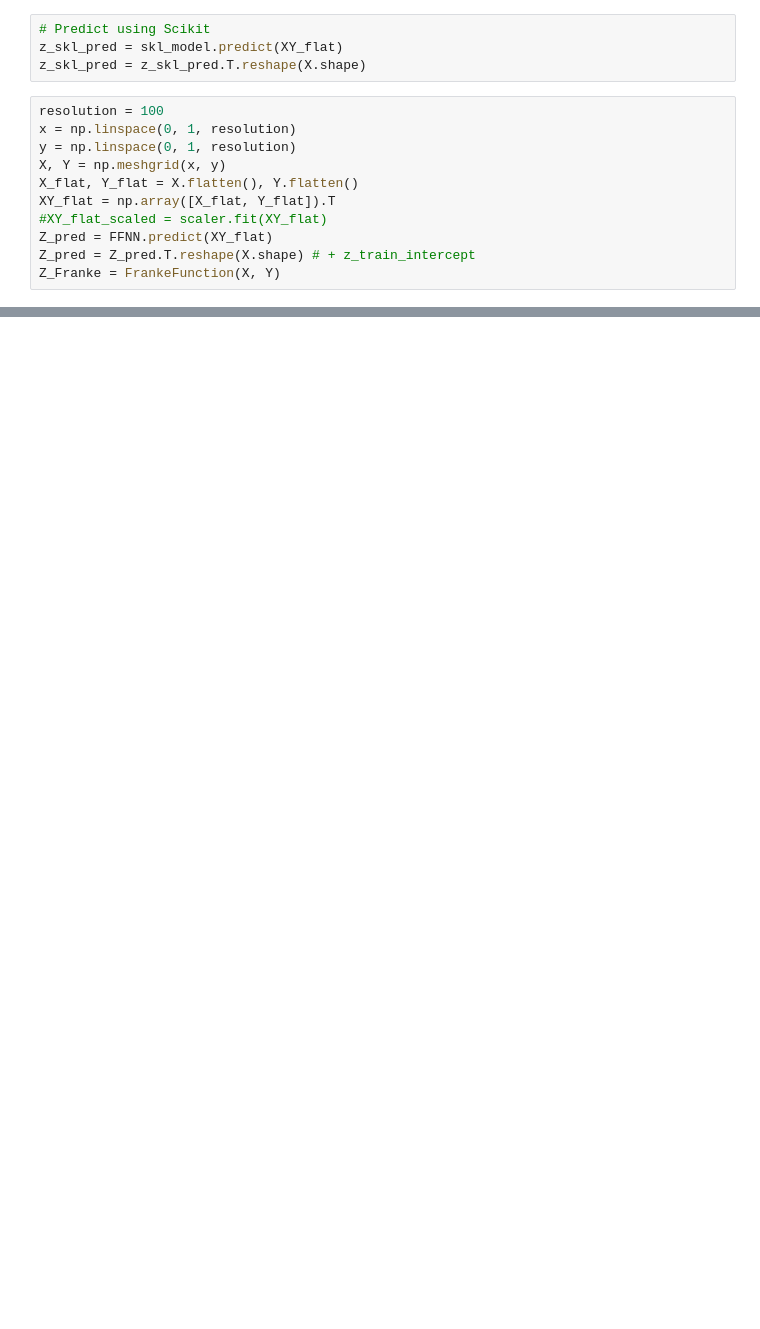
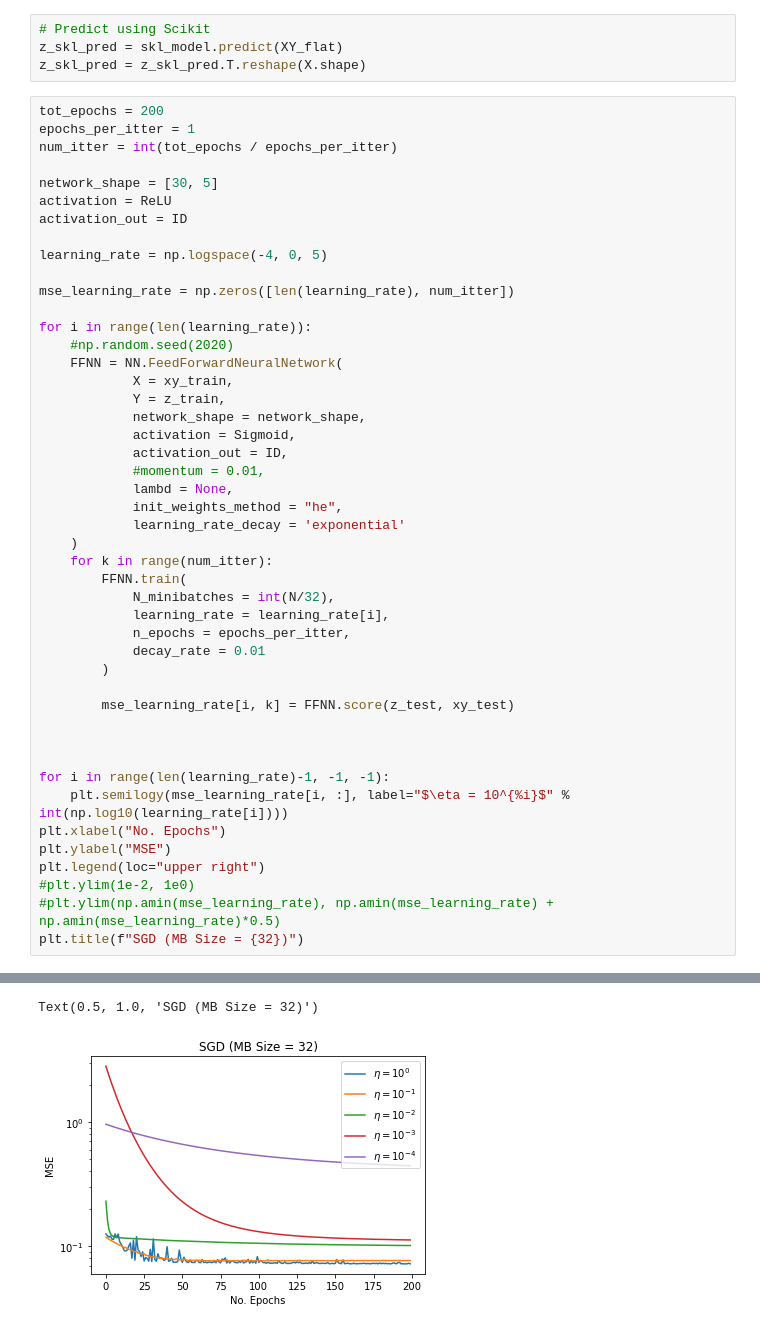
Before and after one commit to nicholaskarlsen/FYS-STK4155, a Jupyter notebook: project_2/notebooks/NN_playground.ipynb, the cells around one changed output, grey strips where cells are left out. Drawn from its saved outputs; the diff is of its cells as text; blank space fills up the shorter version.

```diff
--- a/project_2/notebooks/NN_playground.ipynb
+++ b/project_2/notebooks/NN_playground.ipynb
@@ -211,14 +207,50 @@ Z_Franke = FrankeFunction(X, Y)
 # Predict using Scikit
 z_skl_pred = skl_model.predict(XY_flat)
 z_skl_pred = z_skl_pred.T.reshape(X.shape)
-# %%
-resolution = 100
-x = np.linspace(0, 1, resolution)
-y = np.linspace(0, 1, resolution)
-X, Y = np.meshgrid(x, y)
-X_flat, Y_flat = X.flatten(), Y.flatten()
-XY_flat = np.array([X_flat, Y_flat]).T
-#XY_flat_scaled = scaler.fit(XY_flat)
-Z_pred = FFNN.predict(XY_flat)
-Z_pred = Z_pred.T.reshape(X.shape) # + z_train_intercept
-Z_Franke = FrankeFunction(X, Y)
+# %%
+tot_epochs = 200
+epochs_per_itter = 1
+num_itter = int(tot_epochs / epochs_per_itter)
+
+network_shape = [30, 5]
+activation = ReLU
+activation_out = ID
+
+learning_rate = np.logspace(-4, 0, 5)
+
+mse_learning_rate = np.zeros([len(learning_rate), num_itter])
+
+for i in range(len(learning_rate)):
+    #np.random.seed(2020)
+    FFNN = NN.FeedForwardNeuralNetwork(
+            X = xy_train,
+            Y = z_train,
+            network_shape = network_shape,
+            activation = Sigmoid,
+            activation_out = ID,
+            #momentum = 0.01,
+            lambd = None,
+            init_weights_method = "he",
+            learning_rate_decay = 'exponential'
+    )
+    for k in range(num_itter):
+        FFNN.train(
+            N_minibatches = int(N/32),
+            learning_rate = learning_rate[i],
+            n_epochs = epochs_per_itter,
+            decay_rate = 0.01
+        )
+
+        mse_learning_rate[i, k] = FFNN.score(z_test, xy_test)
+
+
+
+for i in range(len(learning_rate)-1, -1, -1):
+    plt.semilogy(mse_learning_rate[i, :], label="$\eta = 10^{%i}$" % int(np.log10(learning_rate[i])))
+plt.xlabel("No. Epochs")
+plt.ylabel("MSE")
+plt.legend(loc="upper right")
+#plt.ylim(1e-2, 1e0)
+#plt.ylim(np.amin(mse_learning_rate), np.amin(mse_learning_rate) + np.amin(mse_learning_rate)*0.5)
+plt.title(f"SGD (MB Size = {32})")
+# %% [output]
@@ -224,0 +262,2 @@ Z_Franke = FrankeFunction(X, Y)
+Text(0.5, 1.0, 'SGD (MB Size = 32)')
+[figure, added]
```
Also changed, not shown: parts of 15 cells of this notebook, 5 other files.
